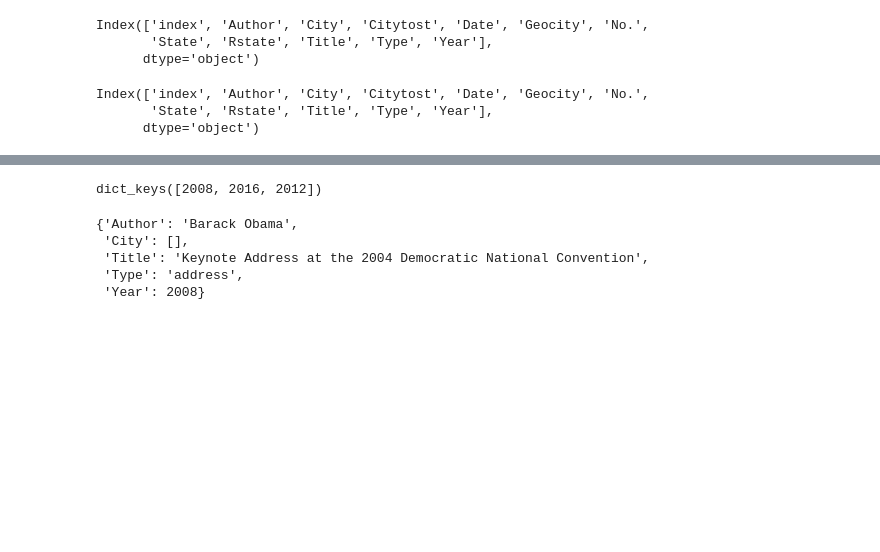
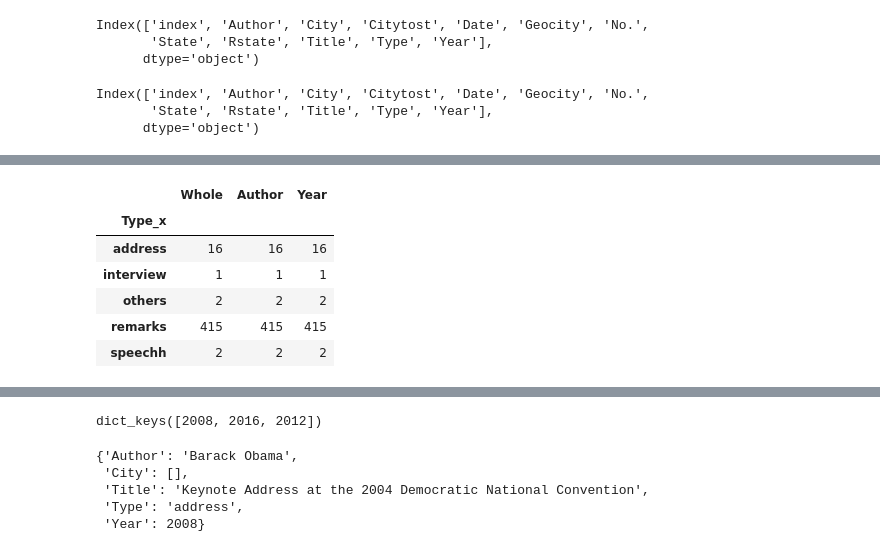
Before and after one commit to Alicechung/ML_finalPJT, a Jupyter notebook: Code/ML_preprocessing texts.ipynb, the cells around one changed output, grey strips where cells are left out. Saved outputs shown, nothing was run; the diff lists cells and outputs as text; code cells hidden in the pictures; blank space fills up the shorter version.

```diff
--- a/Code/ML_preprocessing texts.ipynb
+++ b/Code/ML_preprocessing texts.ipynb
@@ -227,5 +232,5 @@ NameError: name 'df1' is not defined
 # %%
-rdf = pd.read_csv('../Data/df_180212.csv')
+rdf = pd.read_csv('../Data/df_180215.csv')
 # %%
 rdf.columns
 # %% [output]
@@ -316,0 +291,5 @@ addingstatedf[addingstatedf['Rstate_y'].isin(rustbelts)]['Text'].to_frame().to_c
+# %%
+addingstatedf = merged[['Unnamed: 0', 'Author', 'Author1', 'City_x', 'Date_x', 'Geocity_x',
+       'No.', 'State_x', 'Text', 'Title_x', 'Type_x', 'Whole', 'Year', 'Year1',
+       'index', 'City_y', 'Citytost', 'Date_y', 'Geocity_y', 'State_y',
+       'Rstate', 'Title_y', 'Type_y']]
@@ -316,0 +298,12 @@ addingstatedf[addingstatedf['Rstate_y'].isin(rustbelts)]['Text'].to_frame().to_c
+# %%
+rust10 = addingstatedf[addingstatedf['Rstate'].isin(rustbelts)][['Whole','Author','Year','Type_x']]
+# %%
+rust10.groupby('Type_x').count()
+# %% [output]
+|  | Whole | Author | Year |
+| Type_x |  |  |  |
+| address | 16 | 16 | 16 |
+| interview | 1 | 1 | 1 |
+| others | 2 | 2 | 2 |
+| remarks | 415 | 415 | 415 |
+| speechh | 2 | 2 | 2 |
```
Also changed, not shown: parts of 15 cells of this notebook, 4 other files.
